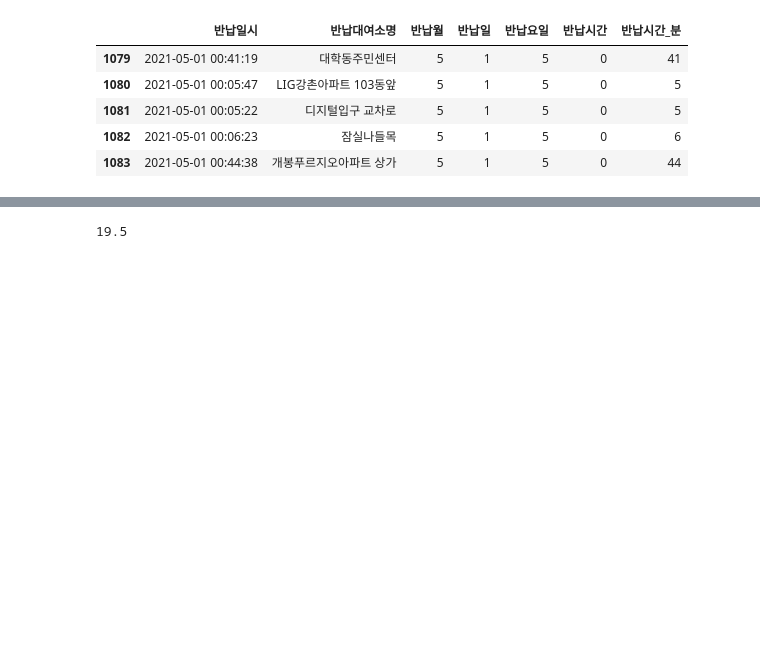
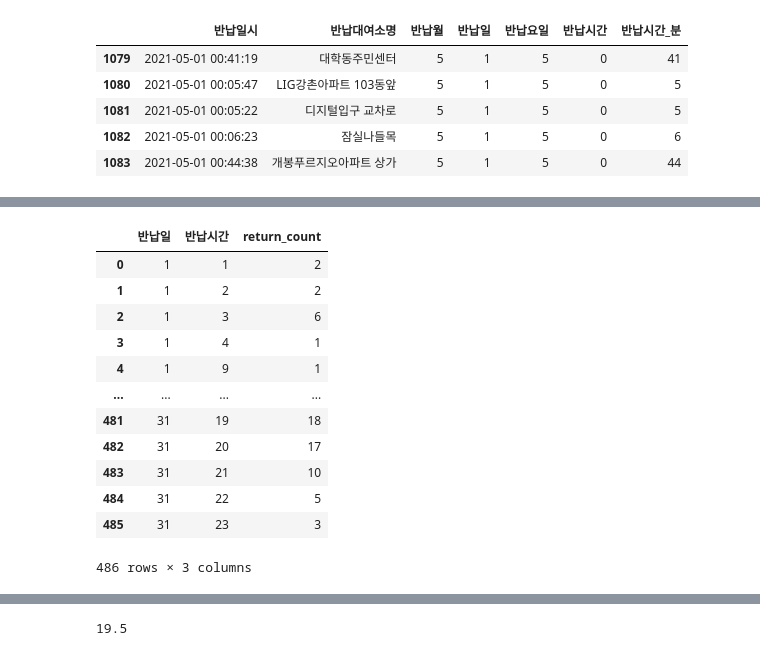
Before and after one commit to psuny1116/SeoulBikeProject, a Jupyter notebook: 연습/연습_강남구_현대고등학교 건너편.ipynb, the cells around one changed output, grey strips where cells are left out. Saved outputs shown, nothing was run; the diff lists cells and outputs as text; code cells hidden in the pictures; blank space fills up the shorter version.

```diff
--- a/연습/연습_강남구_현대고등학교 건너편.ipynb
+++ b/연습/연습_강남구_현대고등학교 건너편.ipynb
@@ -259,9 +259,24 @@ df_return.head()
 # %%
 # 2021년 5월 하루 반납건수 중 이상치를 제외한 가장 큰 수(=upper bound)를 최대 거치 용량으로 설정
 
 df_c = pd.DataFrame(df_return.groupby(['반납일', '반납시간']).size()).sort_index()
 df_c.reset_index(inplace = True)
 df_c = df_c.rename(columns = {0 : 'return_count'})
+df_c
+# %% [output]
+|  | 반납일 | 반납시간 | return_count |
+| 0 | 1 | 1 | 2 |
+| 1 | 1 | 2 | 2 |
+| 2 | 1 | 3 | 6 |
+| 3 | 1 | 4 | 1 |
+| 4 | 1 | 9 | 1 |
+| ... | ... | ... | ... |
+| 481 | 31 | 19 | 18 |
+| 482 | 31 | 20 | 17 |
+| 483 | 31 | 21 | 10 |
+| 484 | 31 | 22 | 5 |
+| 485 | 31 | 23 | 3 |
+486 rows × 3 columns
 # %%
 plt.figure(figsize = (15, 8))
 plt.boxplot(df_c['return_count'], showfliers = False)     # 아웃라이어 제거
```
Also changed, not shown: parts of 3 cells of this notebook, 1 other file.
